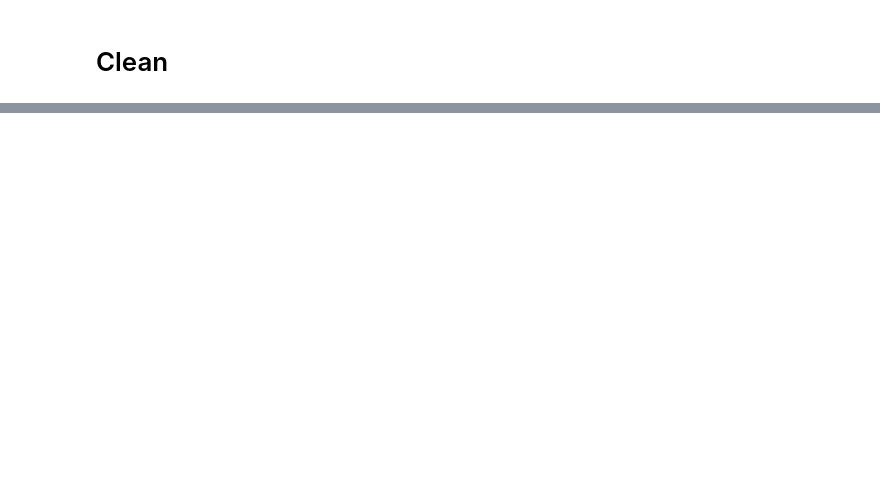
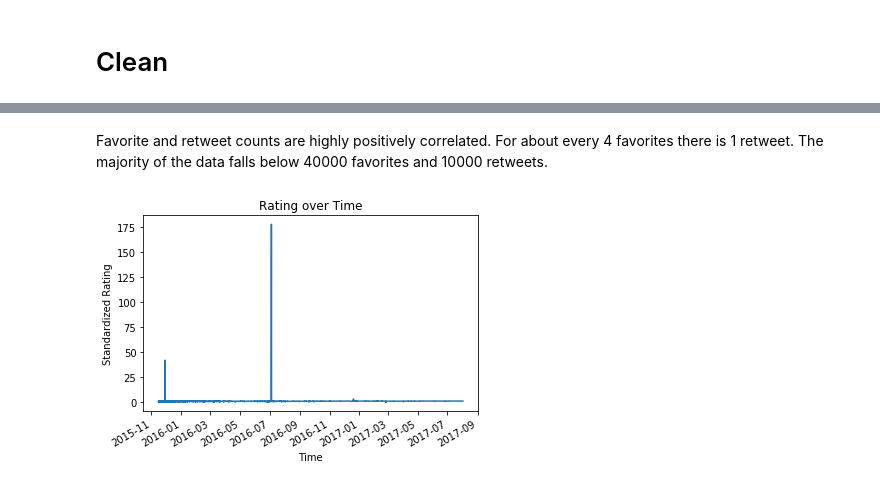
Before and after one commit to simonvlc/Coursera_Capstone, a Jupyter notebook: data_wrangling/wrangle_act.ipynb, the cells around one changed output, grey strips where cells are left out. Saved outputs shown, nothing was run; the diff lists cells and outputs as text; code cells hidden in the pictures; blank space fills up the shorter version.

```diff
--- a/data_wrangling/wrangle_act.ipynb
+++ b/data_wrangling/wrangle_act.ipynb
@@ -768,0 +984,15 @@ df_merged_dataframes.describe()
+# %%
+# Obtain all text, indices, and ratings for tweets that contain a decimal
+# in the numerator of rating
+ratings_with_decimals_text = []
+ratings_with_decimals_index = []
+ratings_with_decimals = []
+
+for i, text in twitter['text'].iteritems():
+    if bool(re.search('\d+\.\d+\/\d+', text)):
+        ratings_with_decimals_text.append(text)
+        ratings_with_decimals_index.append(i)
+        ratings_with_decimals.append(re.search('\d+\.\d+', text).group())
+
+# Print the text to confirm presence of ratings with decimals
+ratings_with_decimals_text
@@ -768,0 +1121,11 @@ df_merged_dataframes.describe()
+# %% [markdown]
+Favorite and retweet counts are highly positively correlated.  For about every 4 favorites there is 1 retweet.  The majority of the data falls below 40000 favorites and 10000 retweets.
+# %%
+# Plot standardized ratings over time
+twitter.groupby('timestamp')['rating'].mean().plot(kind='line')
+plt.title('Rating over Time')
+plt.xlabel('Time')
+plt.ylabel('Standardized Rating')
+plt.show;
+# %% [output]
+[figure, added]
```
Also changed, not shown: parts of 179 cells of this notebook.
